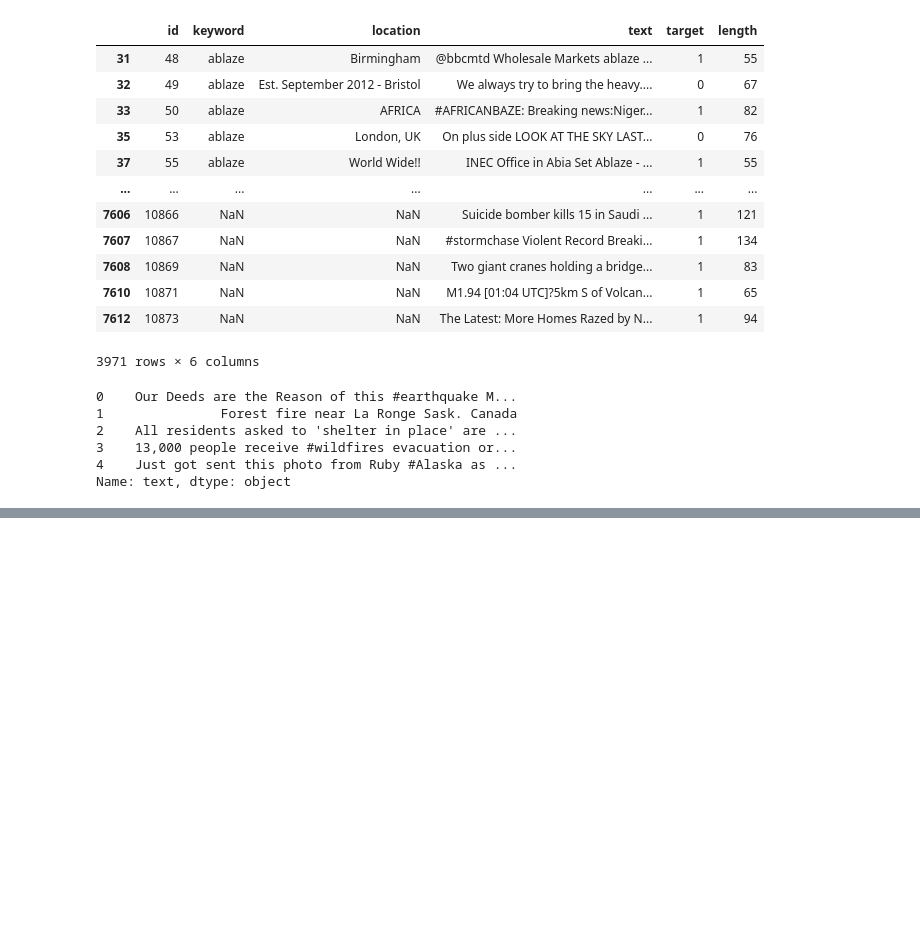
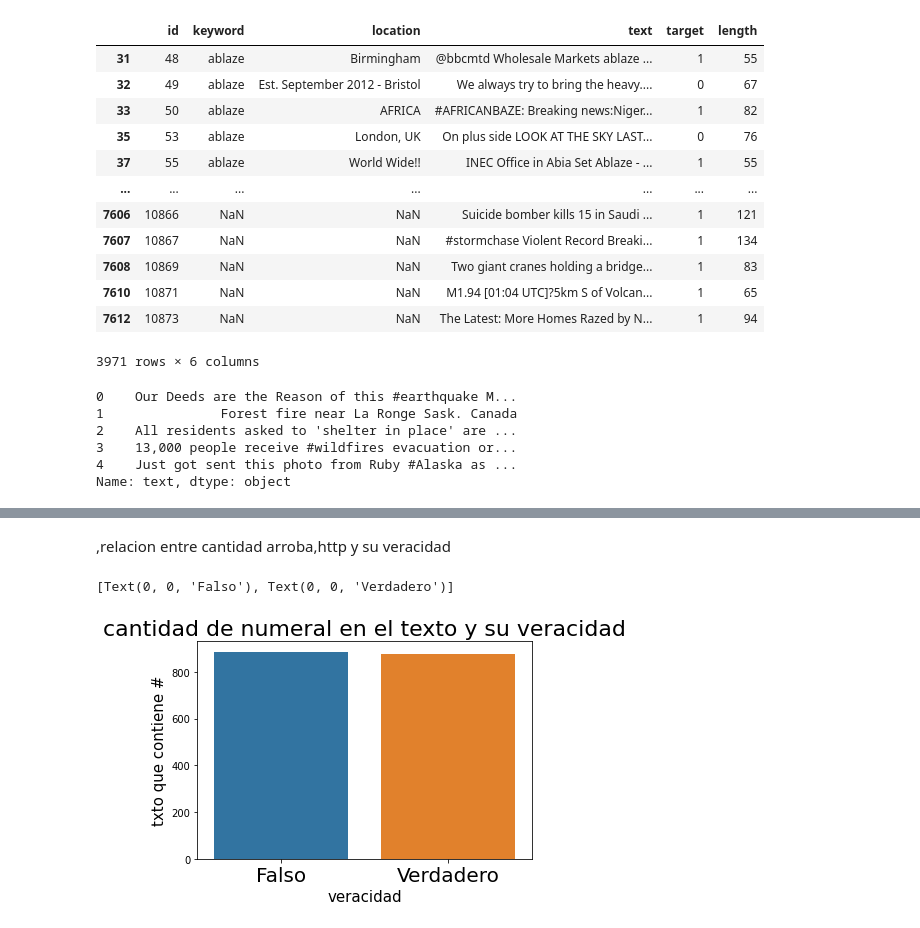
Before and after one commit to tomifarall/Orga-Datos-Tp1, a Jupyter notebook: analisis.ipynb, the cells around one changed output, grey strips where cells are left out. Saved outputs shown, nothing was run; the diff lists cells and outputs as text; code cells hidden in the pictures; blank space fills up the shorter version.

```diff
--- a/analisis.ipynb
+++ b/analisis.ipynb
@@ -218,0 +264,13 @@ data[data['text'].str.contains('Û')]['text'].to_list()
+# %% [markdown]
+,relacion entre cantidad arroba,http y su veracidad
+# %%
+cant_arroba_veracidad=data['text'].str.contains('#').groupby(data['target']).sum().reset_index()
+cant_arroba_veracidad.columns=['veracidad','cantidad']
+g=sns.barplot(x='veracidad', y='cantidad', data=cant_arroba_veracidad)
+g.set_title("cantidad de numeral en el texto y su veracidad", fontsize=22)
+g.set_xlabel("veracidad",fontsize=15)
+g.set_ylabel("txto que contiene #", fontsize=15)
+g.set_xticklabels(['Falso','Verdadero'], rotation='horizontal', fontsize=20)
+# %% [output]
+[Text(0, 0, 'Falso'), Text(0, 0, 'Verdadero')]
+[figure, added]
```
Also changed, not shown: parts of 9 cells of this notebook.
